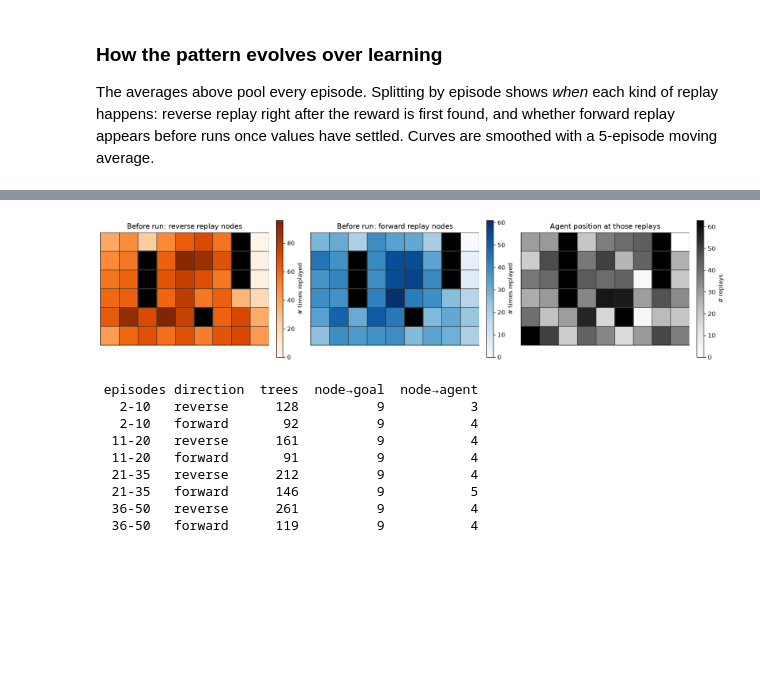
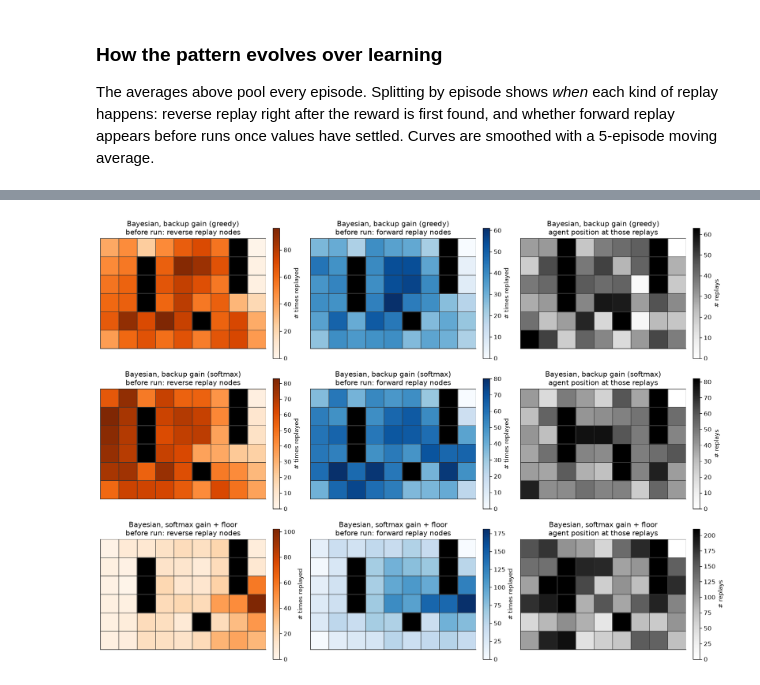
Before and after one commit to seblee97/bayesianqevb, a Jupyter notebook: notebooks/replay_sampler/mattar_maze_bayesian_replay.ipynb, the cells around one changed output, grey strips where cells are left out. Drawn from its saved outputs; the diff is of its cells as text; code cells hidden in the pictures; blank space fills up the shorter version.

```diff
--- a/notebooks/replay_sampler/mattar_maze_bayesian_replay.ipynb
+++ b/notebooks/replay_sampler/mattar_maze_bayesian_replay.ipynb
@@ -179,7 +196,7 @@ def value_map(q_model):
     return np.array([q_model.value(s) for s in range(q_model.n_states)])
 
 
-def run_bayesian(sampler_kwargs, n_episodes, n_seeds):
+def run_bayesian(sampler_kwargs, n_episodes, n_seeds, temp=REPLAY_TEMP):
     steps = np.zeros((n_seeds, n_episodes))
     counts = {phase: {d: np.zeros((n_seeds, n_episodes)) for d in ("forward", "reverse")}
               for phase in ("before", "after")}
@@ -191,7 +208,7 @@ def run_bayesian(sampler_kwargs, n_episodes, n_seeds):
         q_model, reward_model = agent.q_model, agent.reward_model
         for ep in range(n_episodes):
             state = start_state = env.reset()
-            before, before_need = planning_bout(agent, state)
+            before, before_need = planning_bout(agent, state, temp=temp)
             done, n = False, 0
             while not done and n < 20_000:
                 probs = softmax_weights(q_model.q_means(state), temp=1.0 / SOFTMAX_BETA)
@@ -202,7 +219,7 @@ def run_bayesian(sampler_kwargs, n_episodes, n_seeds):
                 state, n = next_state, n + 1
             if seed == 0 and ep == 0:
                 examples["V_before_first_replay"] = value_map(q_model)
-            after, after_need = planning_bout(agent, state)
+            after, after_need = planning_bout(agent, state, temp=temp)
             steps[seed, ep] = n
             for phase, bout, agent_state in (("before", before, start_state), ("after", after, state)):
                 for tree, strategy, evb in bout:
@@ -489,14 +522,15 @@ real episode (only the transition into the goal has been learned from
 experience), after the replay bout that follows it, and after 50 episodes.
 # %%
 env = make_maze_env()
-fig, axes = plt.subplots(1, 3, figsize=(14, 3.6))
+fig, axes = plt.subplots(len(BACKUP_AGENTS), 3, figsize=(14, 3.6 * len(BACKUP_AGENTS)))
 panels = (("V_before_first_replay", "After episode 1, before replay"),
           ("V_after_first_replay", "After the first post-reward bout"),
           ("V_final", f"After {N_EPISODES} episodes"))
-vmax = max(examples_backup[k].max() for k, _ in panels)
-for ax, (key, title) in zip(axes, panels):
-    plot_state_grid(examples_backup[key], env.height, env.width, title=title, cbar_label="V(s)",
-                    walls=env.walls, ax=ax, cmap="Blues", norm=Normalize(0.0, vmax))
+vmax = max(examples[name][k].max() for name in BACKUP_AGENTS for k, _ in panels)
+for row, name in enumerate(BACKUP_AGENTS):
+    for ax, (key, title) in zip(axes[row], panels):
+        plot_state_grid(examples[name][key], env.height, env.width, title=f"{name}\n{title}",
+                        cbar_label="V(s)", walls=env.walls, ax=ax, cmap="Blues", norm=Normalize(0.0, vmax))
 plt.tight_layout()
 plt.show()
 # %% [output]
@@ -620,41 +667,21 @@ plt.show()
 # %%
-fig, axes = plt.subplots(1, 3, figsize=(15, 3.6))
-for ax, (direction, cmap) in zip(axes[:2], (("reverse", "Oranges"), ("forward", "Blues"))):
-    counts_map = np.zeros(env.n_states)
+fig, axes = plt.subplots(len(BACKUP_AGENTS), 3, figsize=(15, 3.6 * len(BACKUP_AGENTS)))
+for row, name in enumerate(BACKUP_AGENTS):
+    before = [r for r in logs[name] if r["phase"] == "before"]
+    for ax, (direction, cmap) in zip(axes[row, :2], (("reverse", "Oranges"), ("forward", "Blues"))):
+        counts_map = np.zeros(env.n_states)
+        for r in before:
+            if r["direction"] == direction:
+                for s in r["states"]:
+                    counts_map[s] += 1
+        plot_state_grid(counts_map, env.height, env.width, title=f"{name}\nbefore run: {direction} replay nodes",
+                        cbar_label="# times replayed", walls=env.walls, ax=ax, cmap=cmap)
+    start_counts = np.zeros(env.n_states)
     for r in before:
-        if r["direction"] == direction:
-            for s in r["states"]:
-                counts_map[s] += 1
-    plot_state_grid(counts_map, env.height, env.width, title=f"Before run: {direction} replay nodes",
-                    cbar_label="# times replayed", walls=env.walls, ax=ax, cmap=cmap)
-start_counts = np.zeros(env.n_states)
-for r in before:
-    start_counts[r["agent_state"]] += 1
-plot_state_grid(start_counts, env.height, env.width, title="Agent position at those replays",
-                cbar_label="# replays", walls=env.walls, ax=axes[2], cmap="Greys")
+        start_counts[r["agent_state"]] += 1
+    plot_state_grid(start_counts, env.height, env.width, title=f"{name}\nagent position at those replays",
+                    cbar_label="# replays", walls=env.walls, ax=axes[row, 2], cmap="Greys")
 plt.tight_layout()
 plt.show()
 # %% [output]
-[figure, old version]
+[figure, new version]
-# %%
-# Does it change over learning? Median distances of before-run reverse vs forward nodes, by episode block.
-blocks = [(1, 10), (10, 20), (20, 35), (35, 50)]
-print(f"{'episodes':>9s} {'direction':9s} {'trees':>6s} {'node→goal':>10s} {'node→agent':>11s}")
-for lo, hi in blocks:
-    for direction in ("reverse", "forward"):
-        rows = [r for r in before if r["direction"] == direction and lo <= r["episode"] < hi]
-        if not rows:
-            continue
-        to_goal = np.median([dist[s, goal] for r in rows for s in r["states"]])
-        to_agent = np.median([dist[r["agent_state"], s] for r in rows for s in r["states"]])
-        print(f"{lo + 1:>4d}-{hi:<4d} {direction:9s} {len(rows):6d} {to_goal:10.0f} {to_agent:11.0f}")
-# %% [output]
- episodes direction  trees  node→goal  node→agent
-   2-10   reverse      128          9           3
-   2-10   forward       92          9           4
-  11-20   reverse      161          9           4
-  11-20   forward       91          9           4
-  21-35   reverse      212          9           4
-  21-35   forward      146          9           5
-  36-50   reverse      261          9           4
-  36-50   forward      119          9           4
```
Also changed, not shown: parts of 20 cells of this notebook, 1 other file.
